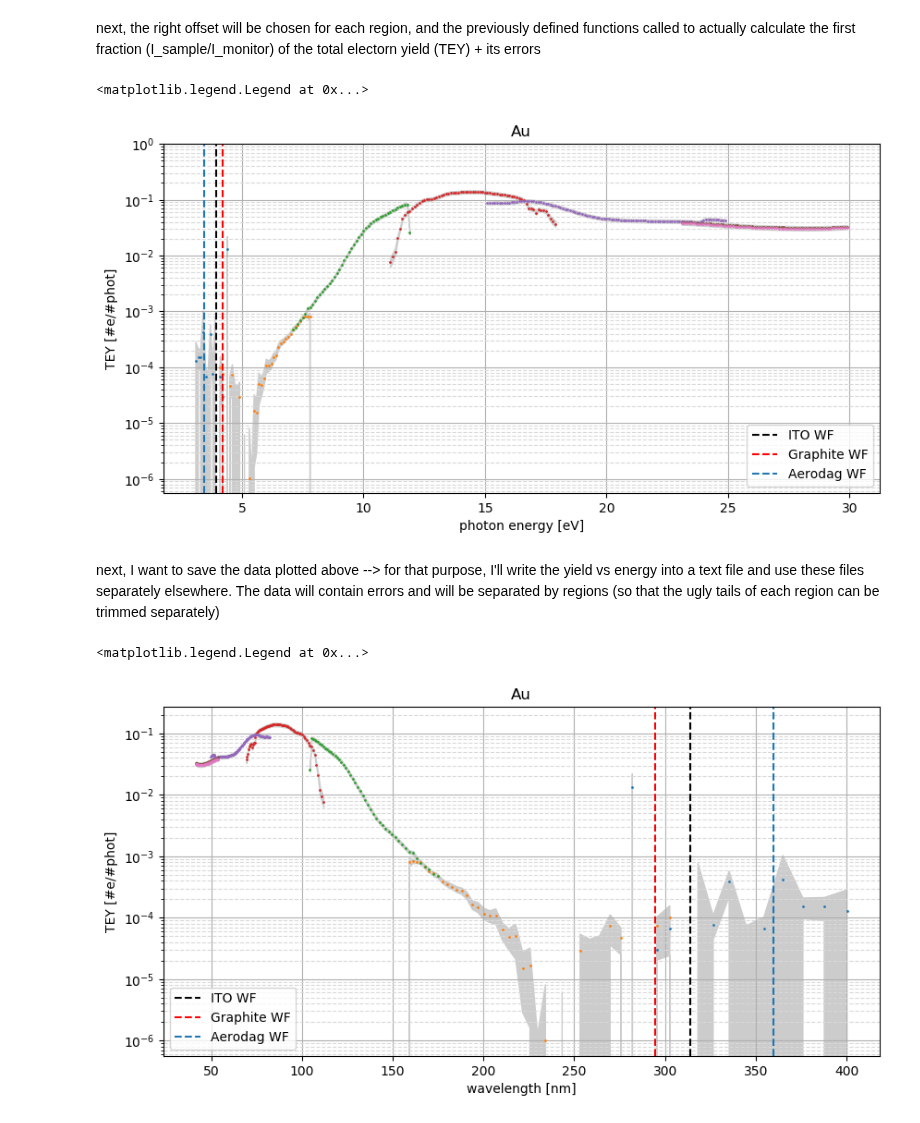
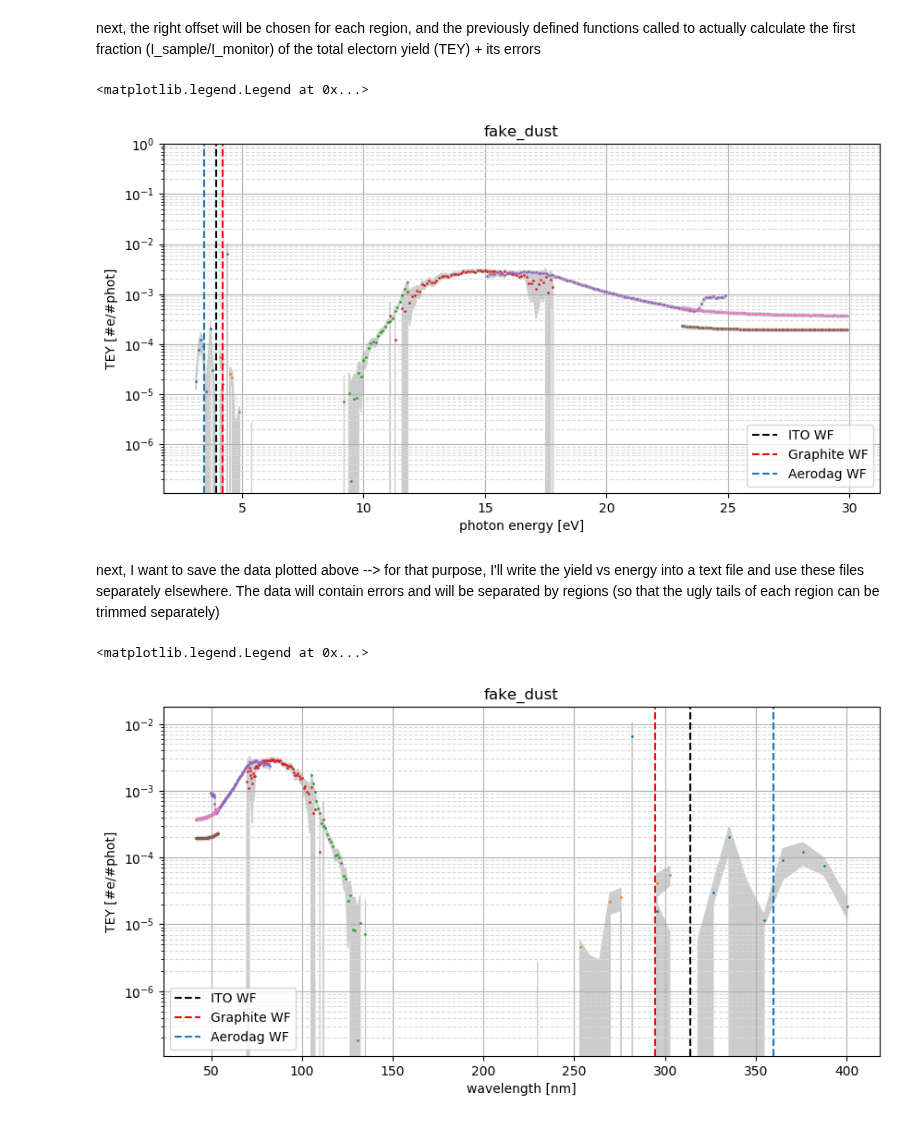
Before and after one commit to sebastiankalos/Elettra_data, a Jupyter notebook: BEAR_analysis.ipynb, the cells around one changed output. Cells and saved outputs as stored; diff of their text form; code cells hidden in the pictures.

```diff
--- a/BEAR_analysis.ipynb
+++ b/BEAR_analysis.ipynb
@@ -24,14 +24,13 @@ global variables in the following cell need to be checked for every run
 # 24 --> holder 2, 20 deg (first 3 samples)
 # 25 --> holder 2, 20 deg (last 3 samples)
 # 26 --> holder 2, 90 deg
-# 27 --> holder 2, 60 deg (error on fake dust)
-# 28 --> holder 2, 60 deg (fake dust only)
+# 27 --> holder 2, 60 deg
 
 # 29 --> holder 3,
 
 
-file_number_signal = 26 #the file number corresponding to a scan (from Elettra logbook!)
-incidence_angle = 90 #the angle of photon incidence - only is used in naming the file in which TEY is written into but still needs to be checked for each run to avoid confusion
+file_number_signal = 27 #the file number corresponding to a scan (from Elettra logbook!)
+incidence_angle = 60 #the angle of photon incidence - only is used in naming the file in which TEY is written into but still needs to be checked for each run to avoid confusion
 
 file_number_dark_20nA = 4
 file_number_dark_200pA = 5
@@ -47,6 +46,10 @@ PD_region_sensitivities = ["200pA_200pA", "200pA_200pA", "200pA_200pA", "200pA_2
 #from the following, only one list of materials needs to be used (sample holder 1, 2 or 3)
 #materials = ['Aerodag_SS', 'Graphite_SS', 'ITO_MLI', 'ITO_Radiator_1'] #materials on sample plate 1, ordered as they were investigated!
 materials = ['Cu_tape', 'Au', 'ITO_MLI_1', 'ITO_MLI_2', 'Ag', 'fake_dust'] #materials on sample plate 2, ordered as they were investigated!
+
+#materials = ['Cu_tape', 'Au', 'ITO_MLI_1'] #for file 24
+#materials = ['ITO_MLI_2', 'Ag', 'fake_dust'] # for file 25
+
 #materials = ['Aerodag_Al, ITO_Radiator_2']
 
 eV = 1.602e-19 #C, elementary charge
@@ -546,7 +549,7 @@ for i in range(1, regs_per_sample+1): #for each region
 figure(figsize=(10, 5), dpi=100)
 lines = ['photon_energy_eV    total_yield    yield_error'] #data will be written into a file in this format
 
-material_index = 1
+material_index = 5
 
 for region_index in range(0, regs_per_sample):
     if region_index in use_BPM_region_indexes:
@@ -573,34 +576,34 @@ for region_index in range(0, regs_per_sample):
                     lines.append(line)
                 elif (region_index == 3 and phot_E_reg[l] >= 11.9 and phot_E_reg[l] <= 16.5):
                     line = str(phot_E_reg[l]) + ' ' + str(TEY_reg[l]) + ' ' + str(TEY_reg_err[l])
                     lines.append(line)
                 elif (region_index == 4 and phot_E_reg[l] >= 16.5 and phot_E_reg[l] <= 23.5):
                     line = str(phot_E_reg[l]) + ' ' + str(TEY_reg[l]) + ' ' + str(TEY_reg_err[l])
                     lines.append(line)
                 elif (region_index == 6 and phot_E_reg[l] >= 23.5):
                     line = str(phot_E_reg[l]) + ' ' + str(TEY_reg[l]) + ' ' + str(TEY_reg_err[l])
                     lines.append(line)
 
     plt.fill_between(phot_E_reg, [i-j for i,j in zip(TEY_reg,TEY_reg_err)], [i+j for i,j in zip(TEY_reg,TEY_reg_err)], color='0.8')
     plt.plot(phot_E_reg, TEY_reg, marker, markersize=1)
 
 plt.yscale('log')
 plt.title(materials[material_index])
 
 plt.xlabel('photon energy [eV]')
 plt.ylabel('TEY [#e/#phot]')
 plt.grid(linestyle='--')
 plt.grid(which = 'major', linestyle='-')
 plt.grid(which = 'minor', linestyle='--', color='0.85')
 plt.gca().set_ylim(top=1)
 
 plt.axvline(x=ITO_WF, color='k', linestyle='--', label="ITO WF")
 plt.axvline(x=Graphite_WF, color='r', linestyle='--', label="Graphite WF")
 plt.axvline(x=Aerodag_WF, linestyle='--', label="Aerodag WF")
 plt.legend(loc="lower right")
 # %% [output]
 <matplotlib.legend.Legend at 0x...>
-[figure, old version]
+[figure, new version]
 # %% [markdown]
 next, I want to save the data plotted above --> for that purpose, I'll write the yield vs energy into a text file and use these files separately elsewhere. The data will contain errors and will be separated by regions (so that the ugly tails of each region can be trimmed separately)
 # %%
@@ -638,4 +641,4 @@ plt.axvline(x=convert_eV_to_wavelength([Aerodag_WF])[0], linestyle='--', label="
 plt.legend(loc="lower left")
 # %% [output]
 <matplotlib.legend.Legend at 0x...>
-[figure, old version]
+[figure, new version]
```
Also changed, not shown: parts of 1 cell of this notebook, 24 other files.
